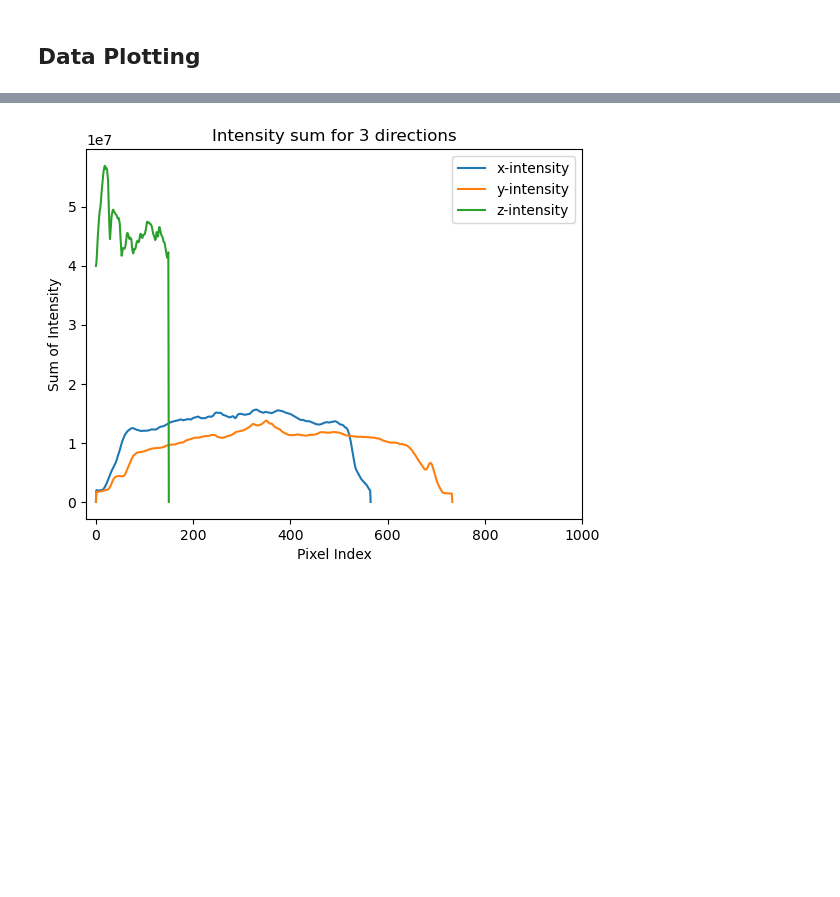
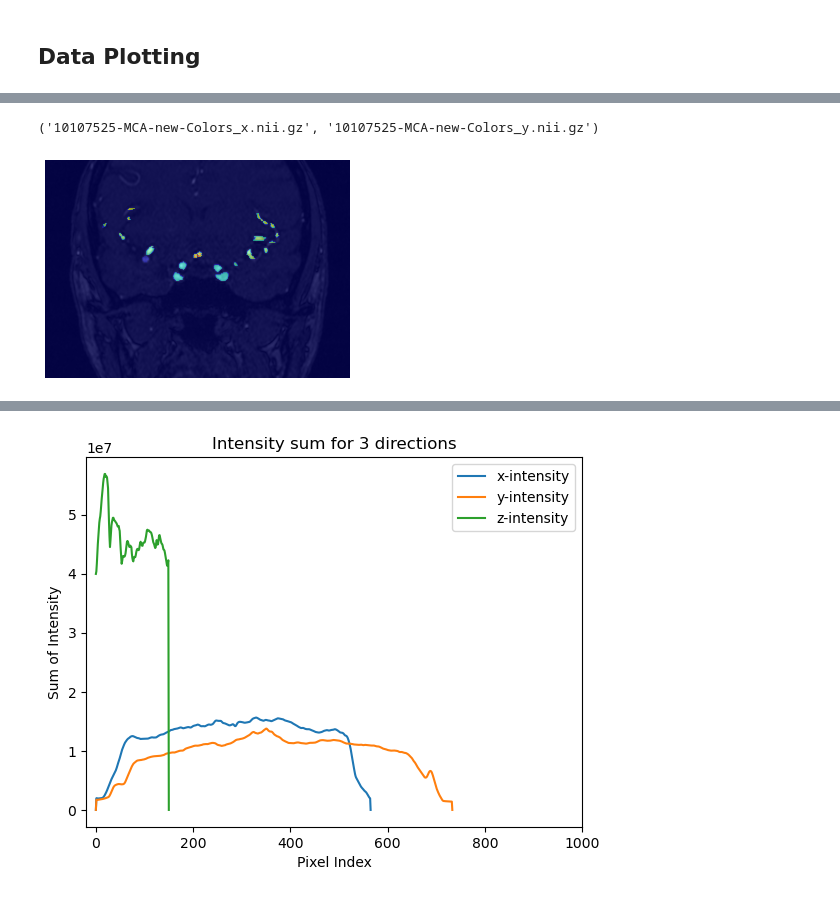
Before and after one commit to larshaupt/AneurysmSegmentation, a Jupyter notebook: preprocessing/data_preprocessing.ipynb, the cells around one changed output, grey strips where cells are left out. Drawn from its saved outputs; the diff is of its cells as text; code cells hidden in the pictures; blank space fills up the shorter version.

```diff
--- a/preprocessing/data_preprocessing.ipynb
+++ b/preprocessing/data_preprocessing.ipynb
@@ -1010,7 +995,2 @@ k_fold_dict
-# %%
-
-json_object = pd.DataFrame(k_fold_dict).to_json()
-with open(os.path.join(path_to_data_splits, 'k_fold_split5_val.json'), 'w') as f:
-    f.write(json_object)
 # %%
 k_fold_dict = pd.read_json(os.path.join(path_to_data_splits, 'k_fold_split4_val.json'))
@@ -1066,3 +1044,5 @@ for fold in range(k_fold_dict.shape[1]):
         shutil.copy(os.path.join(path_to_processed_data, y), os.path.join(fold_dir,'val/', y))
 # %% [markdown]
 ## Data Plotting
+# %%
+x,y = read_data_names(path_to_processed_bias_data)
@@ -1096,0 +1123,28 @@ for i in range(len(x)):
+# %%
+x[ind], y[ind]
+# %% [output]
+('10107525-MCA-new-Colors_x.nii.gz', '10107525-MCA-new-Colors_y.nii.gz')
+# %%
+ind = 39
+x_data = nib.load(os.path.join('/usr/bmicnas01/data-biwi-01/bmicdatasets/Processed/USZ_BrainArtery/USZ_BrainArtery_bias_nifti/data', x[ind])).get_fdata()
+y_data = nib.load(os.path.join('/usr/bmicnas01/data-biwi-01/bmicdatasets/Processed/USZ_BrainArtery/USZ_BrainArtery_bias_nifti/data', y[ind])).get_fdata()
+
+x_data = np.swapaxes(x_data, 0, 2)
+y_data = np.swapaxes(y_data, 0, 2)
+
+for xc in range(y_data.shape[0]):
+    for yc in range(y_data.shape[1]):
+        for zc in range(y_data.shape[2]):
+            if y_data[xc,yc,zc] == 4:
+                y_data[xc,yc,zc] = 1
+            elif y_data[xc,yc,zc] == 1:
+                y_data[xc,yc,zc] = 4
+
+target_label = np.where(y_data)
+i = target_label[1][len(target_label[1])//2]
+plt.imshow(x_data[::-1,i,:], cmap='gray', aspect=2)
+plt.imshow(y_data[::-1,i,:], cmap='jet', alpha=0.5, aspect=2)
+plt.axis('off')
+plt.savefig(f'sample_all_{x[ind][:-9]}.png')
+# %% [output]
+[figure, added]
```
Also changed, not shown: parts of 19 cells of this notebook, 25 other files.
